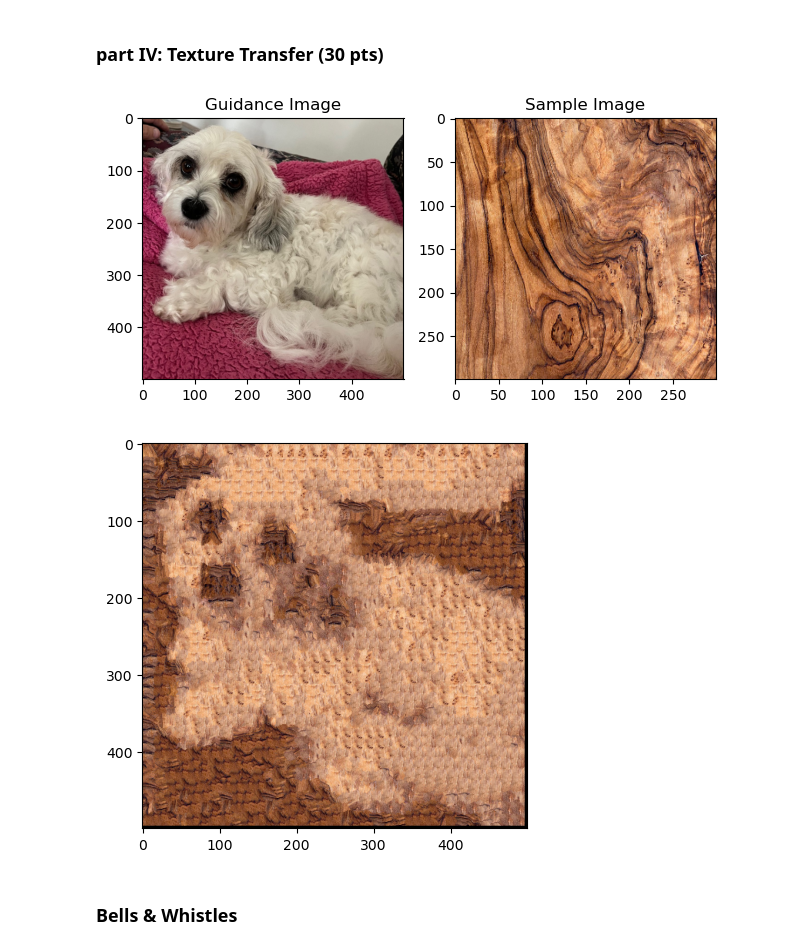
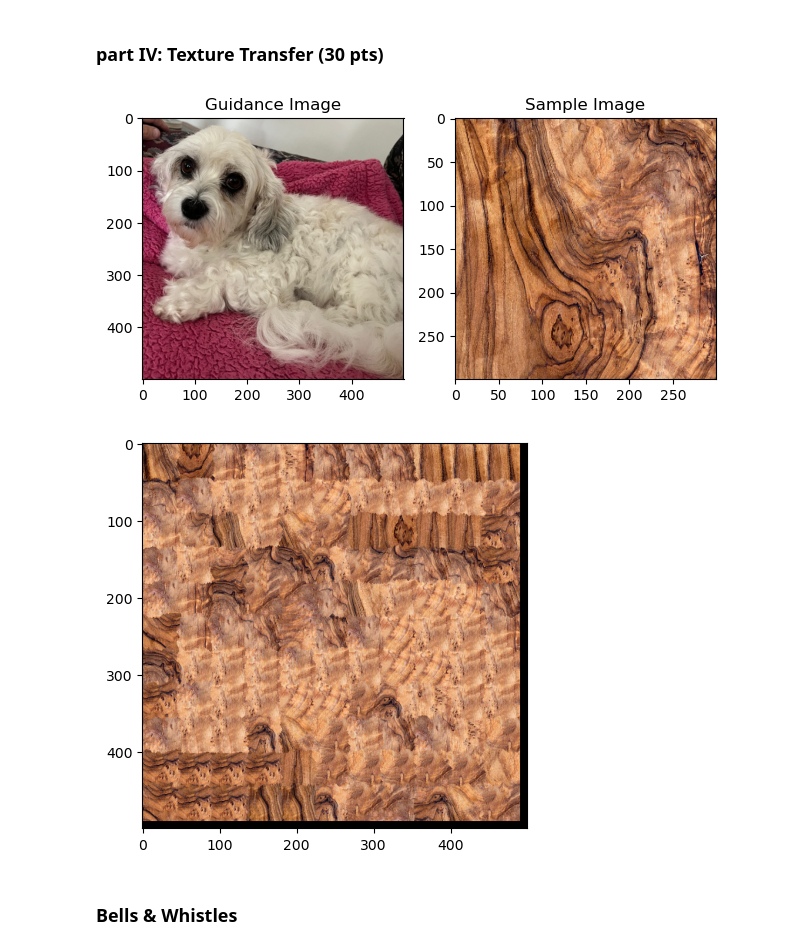
Before and after one commit to leahlud/image-quilting, a Jupyter notebook: image_quilting.ipynb, the cells around one changed output. Cells and saved outputs as stored; diff of their text form; code cells hidden in the pictures.

```diff
--- a/image_quilting.ipynb
+++ b/image_quilting.ipynb
@@ -212,6 +212,10 @@ def customized_cut(bndcost):
     pass
 # %%
 def display_seams(images):
+    """
+    Displays the seam masks for the top and left overlaps, along with the combined mask.
+    :param images: array of images
+    """
     # make list of titles for the graphs
     titles = ["Sample Top", "Template Top", "SSD Cost Top","Horiz Mask" ,
               "Sample Left", "Template Left", "SSD Cost Left", "Vert Mask",
@@ -524,33 +497,33 @@ def texture_transfer(sample, patch_size, overlap, tol, guidance_im, alpha):
 # %%
 # load/process appropriate input texture and guidance images
 guidance_img_fn = 'samples/millie.jpg'
 guidance_img = cv2.cvtColor(cv2.imread(guidance_img_fn), cv2.COLOR_BGR2RGB)
 guidance_img = cv2.resize(guidance_img, (500, 500))
 plt.subplot(1, 2, 1)
 plt.title("Guidance Image")
 plt.imshow(guidance_img)
 
 sample_img_fn = 'samples/wood.jpg'
 sample_img = cv2.cvtColor(cv2.imread(sample_img_fn), cv2.COLOR_BGR2RGB)
 sample_img = cv2.resize(sample_img, (300, 300))
 plt.subplot(1, 2, 2)
 plt.title("Sample Image")
 plt.imshow(sample_img)
 plt.tight_layout()
 plt.show()
 
-patch_size = 21
+patch_size = 51
 overlap = 7
 tol = 5
 alpha = 0.2
 res = texture_transfer(sample_img, patch_size, overlap, tol, guidance_img, alpha)
 
 plt.figure(figsize=(5,5))
 plt.imshow(res)
 plt.show()
 # %% [output]
 [figure]
-[figure, old version]
+[figure, new version]
 # %% [markdown]
 ### Bells & Whistles
 # %% [markdown]
```
Also changed, not shown: parts of 9 cells of this notebook.
